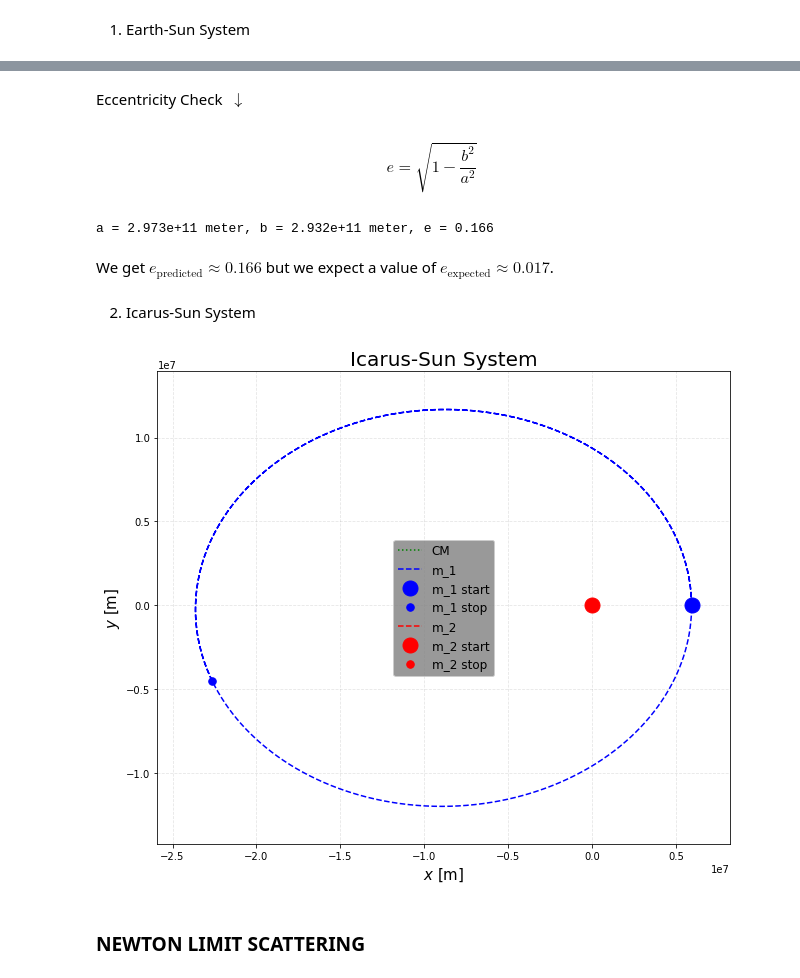
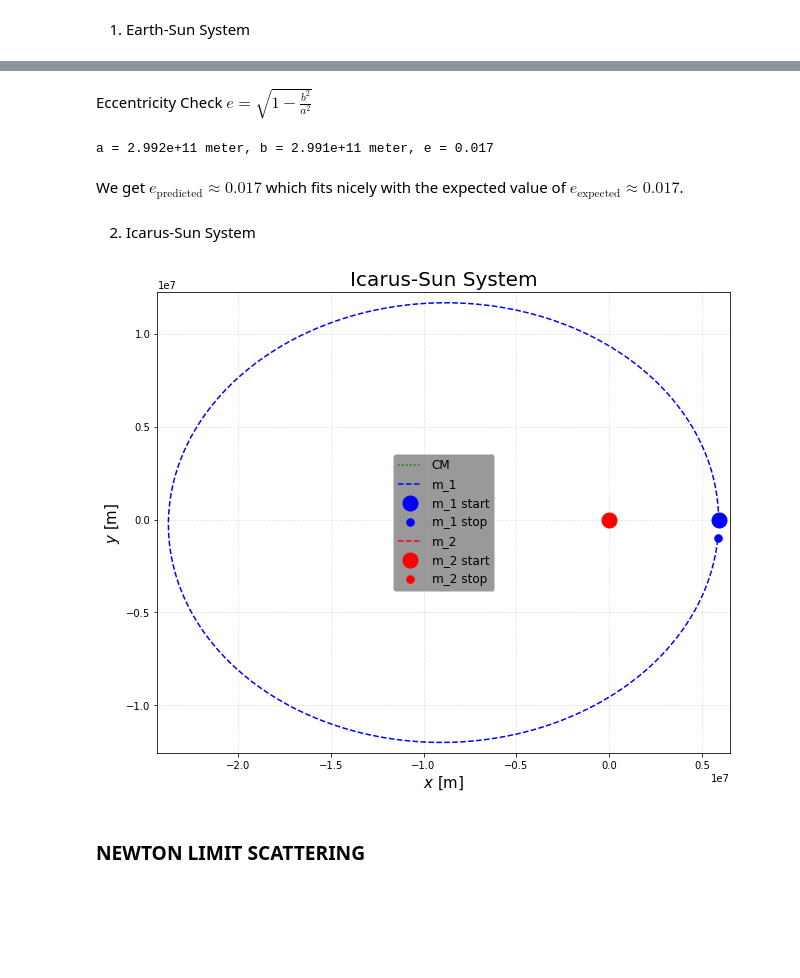
Before and after one commit to carlivas/Binary-Black-Hole-Orbitals, a Jupyter notebook: TWO BODY/(T) TWO BODY CASES.ipynb, the cells around one changed output, grey strips where cells are left out. Saved outputs shown, nothing was run; the diff lists cells and outputs as text; code cells hidden in the pictures; blank space fills up the shorter version.

```diff
--- a/TWO BODY/(T) TWO BODY CASES.ipynb
+++ b/TWO BODY/(T) TWO BODY CASES.ipynb
@@ -31,40 +65,43 @@ orbPlotter(pos1, pos2, pos_CM, CM=True, filename='Earth-Sun System')
-# %% [markdown]
-Eccentricity Check $\ \downarrow$
 # %% [markdown]
-$$e = \sqrt{1 - \frac{b^2}{a^2}}$$
+Eccentricity Check $\displaystyle e = \sqrt{1 - \frac{b^2}{a^2}}$
 # %%
-xmax, xmin, ymax, ymin = findMaxPos(pos1)
+pos1_CM = pos1 - pos_CM
+xmax, xmin, ymax, ymin = findMaxPos(pos1_CM)
 
-b = xmax - xmin
-a = ymax - ymin
+a = max(xmax - xmin, ymax - ymin)
+b = min(xmax - xmin, ymax - ymin)
 
 e = np.sqrt(1 - b**2/a**2)
 print(f'a = {a:.3e} meter, b = {b:.3e} meter, e = {e:.3f}')
+
+# 0.1s
 # %% [output]
-a = 2.973e+11 meter, b = 2.932e+11 meter, e = 0.166
+a = 2.992e+11 meter, b = 2.991e+11 meter, e = 0.017
 # %% [markdown]
-We get $e_\mathrm{predicted} \approx 0.166$ but we expect a value of $e_\mathrm{expected} \approx 0.017$.
+We get $e_\mathrm{predicted} \approx 0.017$ which fits nicely with the expected value of $e_\mathrm{expected} \approx 0.017$.
 # %% [markdown]
 2) Icarus-Sun System
 # %%
 m_1 = 0.001e15
 m_2 = M_sun
 
 R_S = 2*(m_1 + m_2)*G/c**2
 
 x_1 = np.array([1000., 0.])*R_S
 x_2 = np.array([-1000.,0.])*R_S
 v_1 = np.array([0.,  0.01])*c
 v_2 = np.array([0., -0.01])*c
 
 
 s = x_1, x_2, v_1, v_2, m_1, m_2
 
-pos1, pos2, pos_CM = run_model(s, t_max = 5000000*R_S/c, dt = 2000*R_S/c)
+pos1, pos2, pos_CM = run_model(s, t_max = 3150000*R_S/c, dt = 2000*R_S/c, EIH = True)
 
 orbPlotter(pos1, pos2, pos_CM, CM=True, filename='Icarus-Sun System',figsize=(9,9))
+
+# 0.7s
 # %% [output]
-[figure, old version]
+[figure, new version]
 # %% [markdown]
 ### NEWTON LIMIT SCATTERING
 # %%
```
Also changed, not shown: parts of 15 cells of this notebook, 3 other files.
